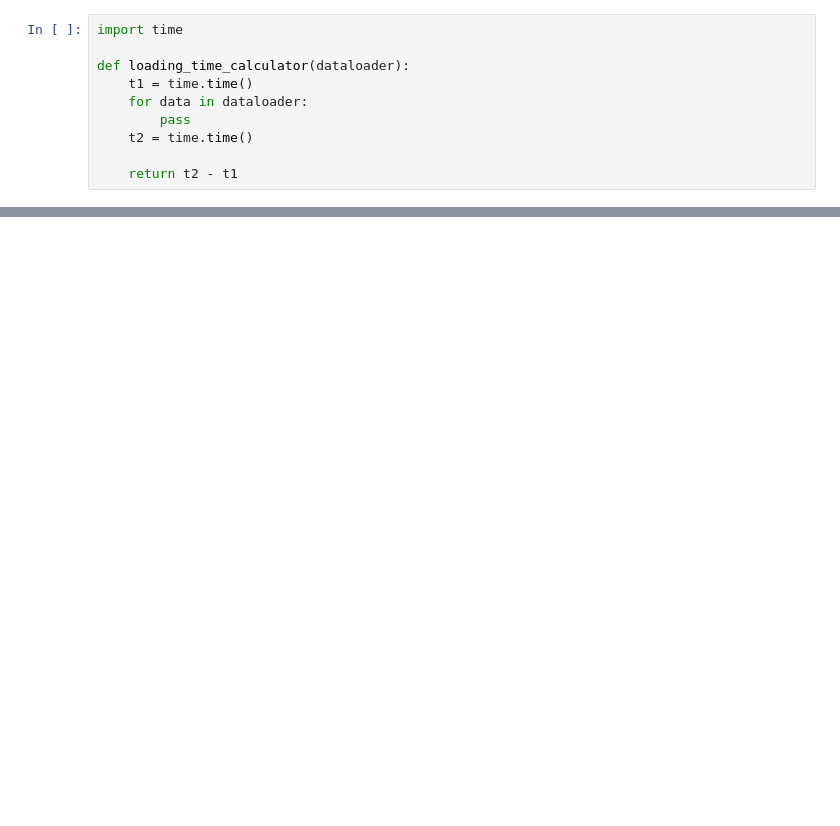
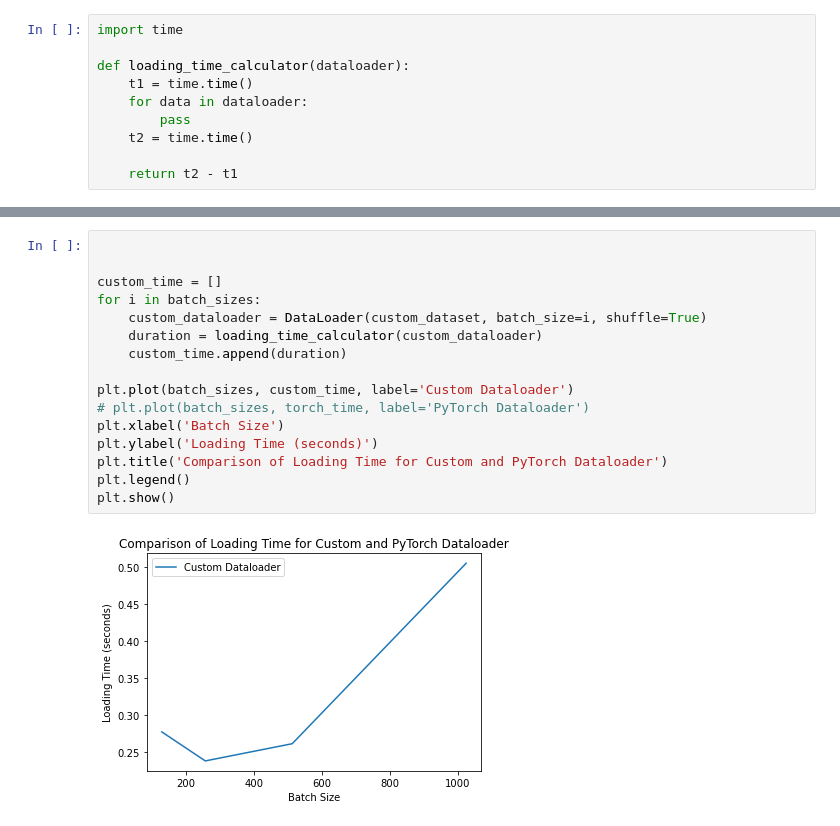
Before and after one commit to Shivansh20128/DL-Assignments, a Jupyter notebook: 2020128-A1/try.ipynb, the cells around one changed output, grey strips where cells are left out. Cells and saved outputs as stored; diff of their text form; blank space fills up the shorter version.

```diff
--- a/2020128-A1/try.ipynb
+++ b/2020128-A1/try.ipynb
@@ -78,3 +122,21 @@ TypeError: default_collate: batch must contain tensors, numpy arrays, numbers, d
+# %%
+
+
+custom_time = []
+for i in batch_sizes:
+    custom_dataloader = DataLoader(custom_dataset, batch_size=i, shuffle=True)
+    duration = loading_time_calculator(custom_dataloader)
+    custom_time.append(duration)
+
+plt.plot(batch_sizes, custom_time, label='Custom Dataloader')
+# plt.plot(batch_sizes, torch_time, label='PyTorch Dataloader')
+plt.xlabel('Batch Size')
+plt.ylabel('Loading Time (seconds)')
+plt.title('Comparison of Loading Time for Custom and PyTorch Dataloader')
+plt.legend()
+plt.show()
+# %% [output]
+[figure, added]
 # %%
 import os
 import struct
```
Also changed, not shown: parts of 7 cells of this notebook.
